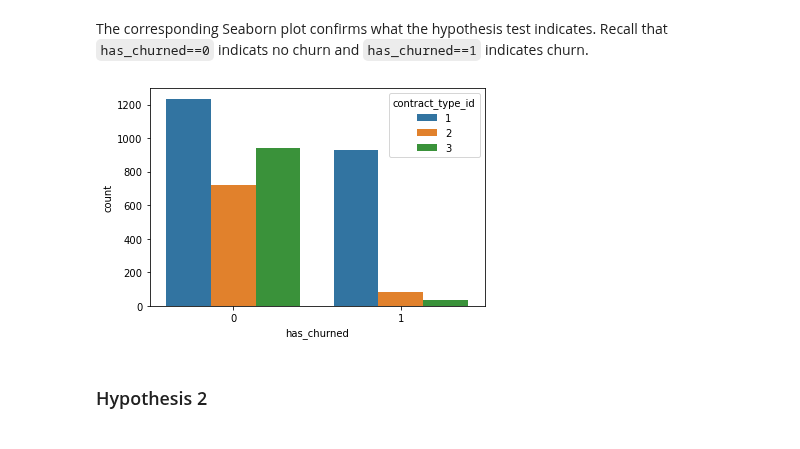
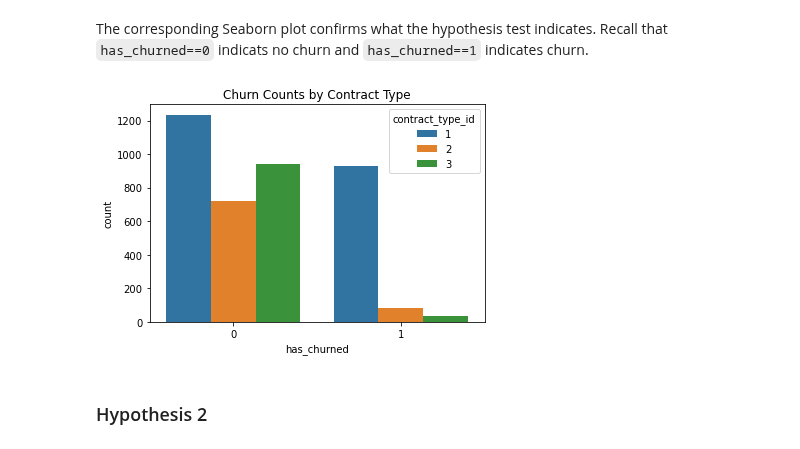
Before and after one commit to malachi-hale/Telco-project, a Jupyter notebook: Final project.ipynb, the cells around one changed output. Saved outputs shown, nothing was run; the diff lists cells and outputs as text; code cells hidden in the pictures.

```diff
--- a/Final project.ipynb
+++ b/Final project.ipynb
@@ -388,9 +478,10 @@ Because our p-value is less than our alpha value ($4.95 \times 10^{-159} < 0.05
 # %% [markdown]
 The corresponding Seaborn plot confirms what the hypothesis test indicates. Recall that `has_churned==0` indicats no churn and `has_churned==1` indicates churn.
 # %%
-churn_counts_by_contract = sns.countplot(x='has_churned', data=train, hue = "contract_type_id")
+#Graph Churn Counts by Contract Type
+churn_counts_by_contract = sns.countplot(x='has_churned', data=train, hue = "contract_type_id").set(title="Churn Counts by Contract Type")
 # %% [output]
-[figure, old version]
+[figure, new version]
 # %% [markdown]
 ### Hypothesis 2
 # %% [markdown]
```
Also changed, not shown: parts of 31 cells of this notebook, 1 other file.
